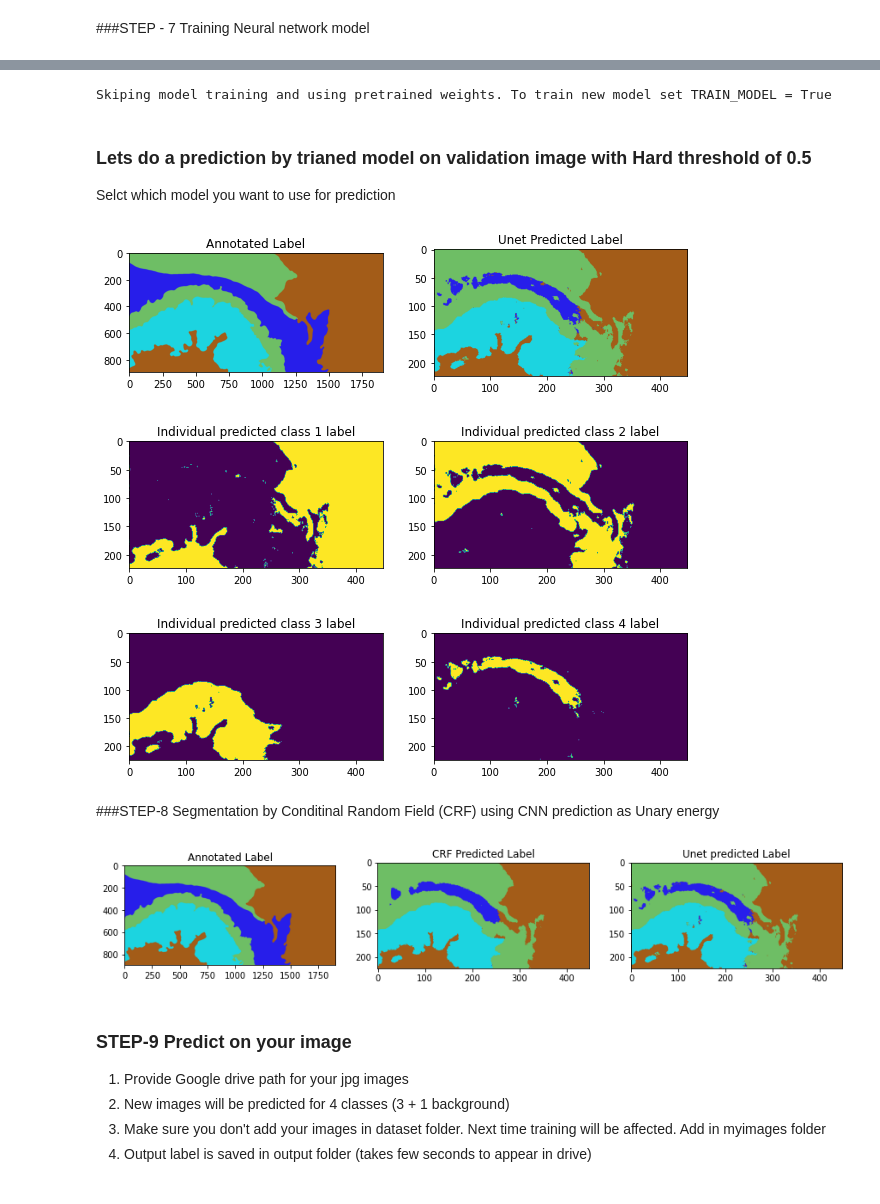
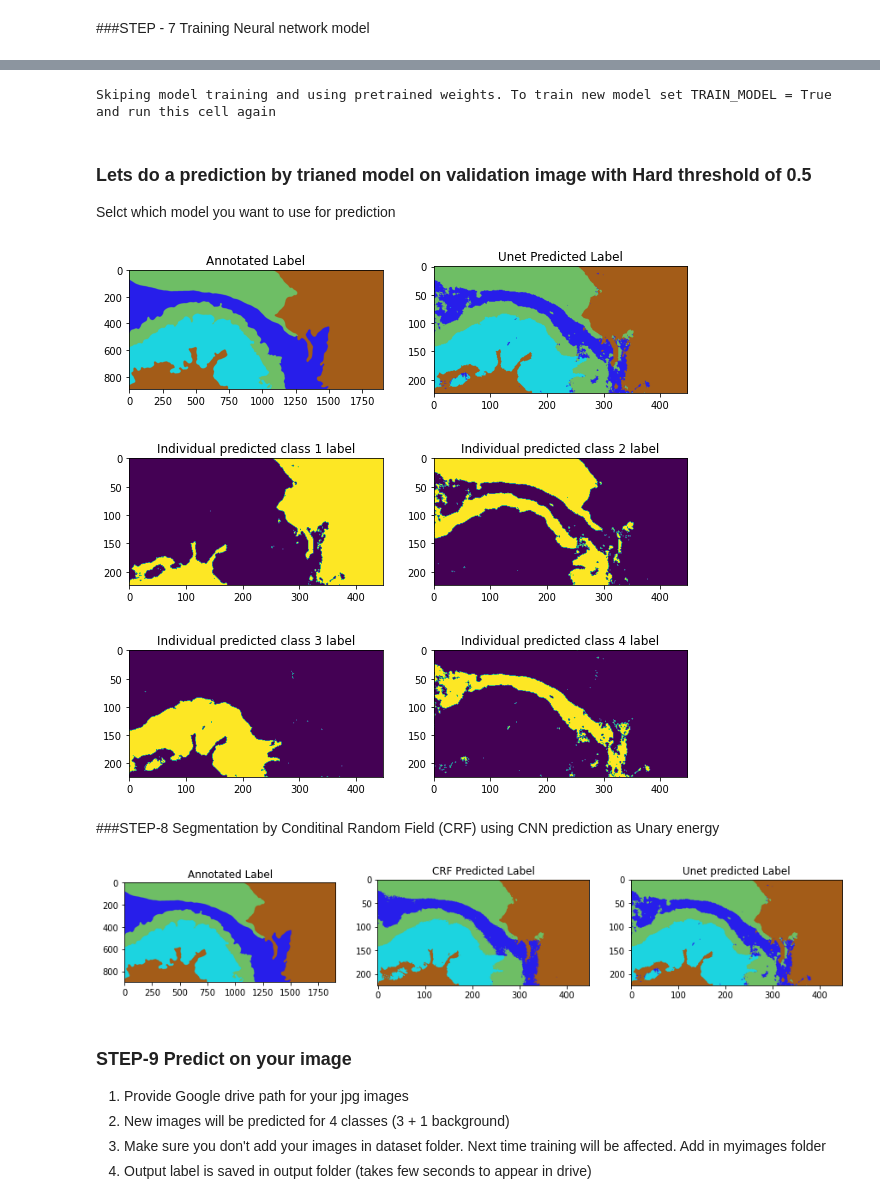
Before and after one commit to abhismatrix1/segmentation, a Jupyter notebook: Segmentation.ipynb, the cells around one changed output, grey strips where cells are left out. Drawn from its saved outputs; the diff is of its cells as text; code cells hidden in the pictures.

Commit message:
model update

```diff
--- a/Segmentation.ipynb
+++ b/Segmentation.ipynb
@@ -141,7 +145,7 @@ class Segmentation():
     merged_masks = self.merge_mask(prediction)
     return merged_masks
 
-  def crf(self,original_images, annotated_images):
+  def crf(self,original_images, annotated_images,theta1=4,theta2=50):
       result=[]
       # Converting annotated image to RGB if it is Gray scale
       if len(annotated_images.shape)!=4:
@@ -163,7 +167,7 @@ class Segmentation():
                           normalization=dcrf.NORMALIZE_SYMMETRIC)
 
         # This adds the color-dependent term, i.e. features are (x,y,r,g,b).
-        d.addPairwiseBilateral(sxy=(4, 4), srgb=(50, 50, 50), rgbim=original_images[i],
+        d.addPairwiseBilateral(sxy=(theta1, theta1), srgb=(theta2, theta2, theta2), rgbim=original_images[i],
                           compat=10,
                           kernel=dcrf.DIAG_KERNEL,
                           normalization=dcrf.NORMALIZE_SYMMETRIC)
@@ -236,14 +240,14 @@ def get_compiled_model(BACKBONE='efficientnetb3',LR=0.0001):
   optim = keras.optimizers.Adam(LR)
   dice_loss = DiceLoss(class_weights=np.array([.5, 1,1, 1]))
   focal_loss = CategoricalFocalLoss()
-  total_loss = dice_loss + (1 * focal_loss)
+  total_loss = .5*dice_loss + (1 * focal_loss)
   model.compile(optim, loss=total_loss, metrics=[iou_score])
 
   return model,preprocess_input
 
 #set training parameters
 batch_size=5
-epochs=500
+epochs=1000
 LR = .0001
 BACKBONE='efficientnetb3'
 model_filepath = 'model_best.hdf5'
@@ -282,11 +288,11 @@ if TRAIN_MODEL :
   )
   model.load_weights(model_filepath)
 else:
-  print("Skiping model training and using pretrained weights. To train new model set TRAIN_MODEL = True")
+  print("Skiping model training and using pretrained weights. To train new model set TRAIN_MODEL = True and run this cell again")
   trained_model_path = '/content/drive/My Drive/segmentation/pretrained_model/model.h5'
   model.load_weights(trained_model_path)
 # %% [output]
-Skiping model training and using pretrained weights. To train new model set TRAIN_MODEL = True
+Skiping model training and using pretrained weights. To train new model set TRAIN_MODEL = True and run this cell again
 # %% [markdown]
 ### Lets do a prediction by trianed model on validation image with Hard threshold of 0.5
 
@@ -312,24 +318,24 @@ axs[2, 1].imshow(prediction[0][...,3]>.5)
 axs[2, 1].set_title('Individual predicted class 4 label')
 plt.show()
 # %% [output]
-[figure, old version]
+[figure, new version]
 # %% [markdown]
 <a id='step8'></a>
 ###STEP-8 Segmentation by Conditinal Random Field (CRF) using CNN prediction as Unary energy
 # %%
 Validation_image = image_list_train_resize[-1]
-crf_predict_label = segment.crf(Validation_image,merged_predicted_label[0])
+crf_predict_label = segment.crf(Validation_image,merged_predicted_label[0],10,20)
 
 fig, axs = plt.subplots(1, 3,figsize=(15,15))
 axs[0].imshow(image_list_label[-1])
 axs[0].set_title('Annotated Label')
 axs[1].imshow(crf_predict_label[0])
 axs[1].set_title('CRF Predicted Label')
 axs[2].imshow(merged_predicted_label[0])
 axs[2].set_title('Unet predicted Label')
 plt.show()
 # %% [output]
-[figure, old version]
+[figure, new version]
 # %% [markdown]
 <a id='step9'></a>
 ### STEP-9 Predict on your image
```
Also changed, not shown: parts of 4 cells of this notebook, 1 other file.
